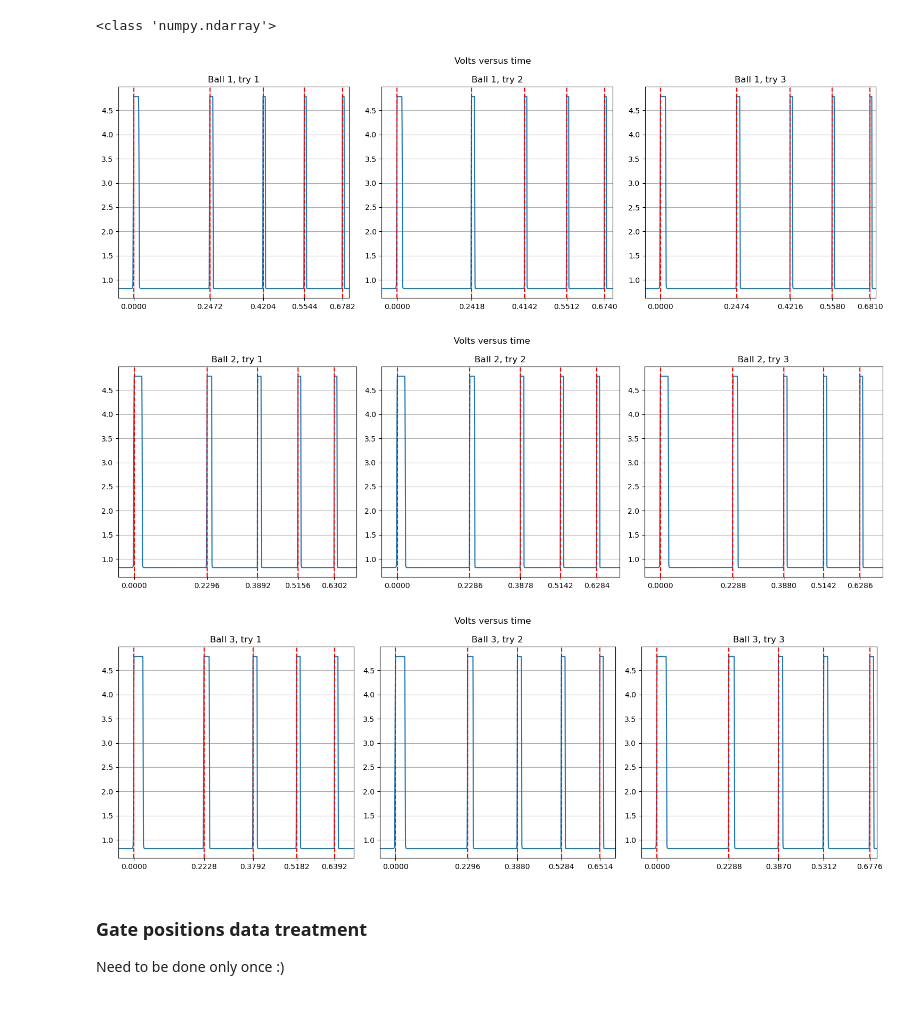
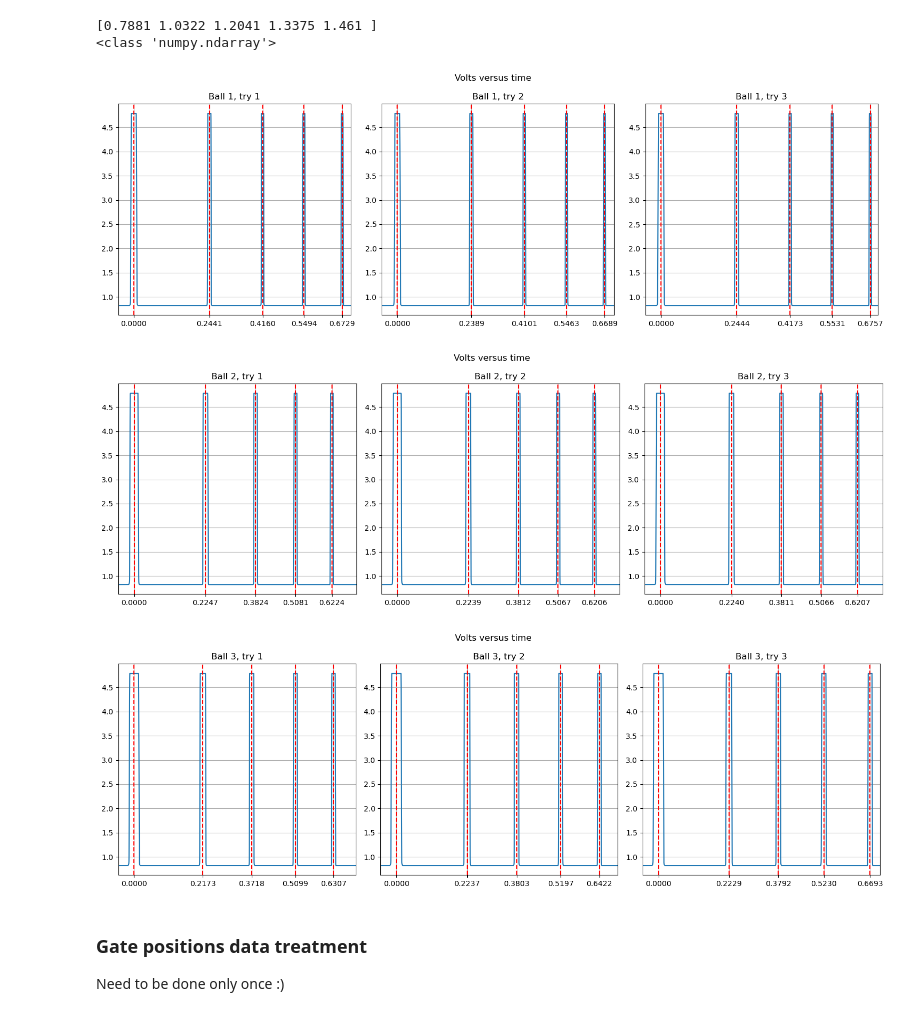
Before and after one commit to miguitarra/AppStats2024, a Jupyter notebook: Plane/incline_clean.ipynb, the cells around one changed output. Drawn from its saved outputs; the diff is of its cells as text; code cells hidden in the pictures.

```diff
--- a/Plane/incline_clean.ipynb
+++ b/Plane/incline_clean.ipynb
@@ -44,7 +44,8 @@ def left_edges_extractor(times, voltages):
         volts_buff = []
         v_prev = 0
         for t, volt in zip(times[key], voltages[key]):
-            if np.abs(volt - 4.78) < 0.1 and np.abs(volt - v_prev) > 0.1:
+            # if np.abs(volt - 4.78) < 0.1 and np.abs(volt - v_prev) > 0.1:
+            if volt > 2.5 and v_prev < 2.5:
                 times_buff.append(t)
                 volts_buff.append(volt)
             v_prev = volt
@@ -62,27 +63,75 @@ def left_edges_extractor(times, voltages):
 
     return edge_times, edge_volts
 
-edge_times, edge_volts = left_edges_extractor(times, voltages)
-edge_times_f, edge_volts_f = left_edges_extractor(times_f, voltages_f)
 
-def shift_to_zero(times, edge_times):
+
+def right_edges_extractor(times, voltages):
+    edge_times = {}
+    edge_volts = {}
+    for key in fixed_keys:
+        times_buff = []
+        volts_buff = []
+        v_prev = 0
+        for t, volt in zip(times[key], voltages[key]):
+            if v_prev > 2.5 and volt < 2.5:
+                times_buff.append(t)
+                volts_buff.append(volt)
+            v_prev = volt
+        if len(times_buff) != 5:
+            to_delete = []
+            for i in range(len(times_buff) - 1):
+                if (times_buff[i + 1] - times_buff[i]) < 0.05:
+                    to_delete.append(i)
+            for ind in to_delete:
+                del times_buff[ind]
+                del volts_buff[ind]
+        edge_times[key] = np.array(times_buff)
+        edge_volts[key] = np.array(volts_buff)
+    return edge_times, edge_volts
+
+
+
+
+def midpoints_extractor(times, voltages):
+    l_edges, _ = left_edges_extractor(times, voltages)
+    r_edges, _ = right_edges_extractor(times, voltages)
+    mid_times = {}
+    errors = {}
+    for key in fixed_keys:
+        mid_times[key] = (r_edges[key] + l_edges[key])/2
+        errors[key] = 0.68*(r_edges[key] - l_edges[key])
+    return mid_times, errors
+
+
+
+
+
+midpoints, mid_errs = midpoints_extractor(times, voltages)
+midpoints_f, mid_errs_f = midpoints_extractor(times_f, voltages_f)
+
+
+
+
+def shift_to_zero(times, entry_times):
     times_shifted = {}
     edge_times_shifted = {}
     for key in fixed_keys:
-        first_value = edge_times[key][0]
+        first_value = entry_times[key][0]
         time_copy = np.copy(times[key])
         time_copy -= first_value*np.ones_like(time_copy)
-        edge_time_copy = np.copy(edge_times[key])
+        edge_time_copy = np.copy(entry_times[key])
         edge_time_copy -= first_value*np.ones_like(edge_time_copy)
 
         times_shifted[key] = time_copy
         edge_times_shifted[key] = edge_time_copy
     return times_shifted, edge_times_shifted
+print(midpoints['11'])
 
-times, edge_times = shift_to_zero(times, edge_times)
-times_f, edge_times_f = shift_to_zero(times_f, edge_times_f)
-print(type(edge_times['11']))
+times, midpoints = shift_to_zero(times, midpoints)
+times_f, midpoints_f = shift_to_zero(times_f, midpoints_f)
+print(type(midpoints['11']))
 # %% [output]
+[0.7881 1.0322 1.2041 1.3375 1.461 ]
 <class 'numpy.ndarray'>
 # %%
 def volts_vs_time_plot(ball_no, times, voltages, edge_times, name, interval=(-0.05, 0.7)):
@@ -123,8 +172,8 @@ def volts_vs_time_plot(ball_no, times, voltages, edge_times, name, interval=(-0.
 # %%
 
 for ball in fixed_enum:
-    volts_vs_time_plot(ball, times, voltages, edge_times, 'Volts versus time')
+    volts_vs_time_plot(ball, times, voltages, midpoints, 'Volts versus time')
 # %% [output]
-[figure, old version]
+[figure, new version]
-[figure, old version]
+[figure, new version]
-[figure, old version]
+[figure, new version]
```
Also changed, not shown: parts of 10 cells of this notebook.
